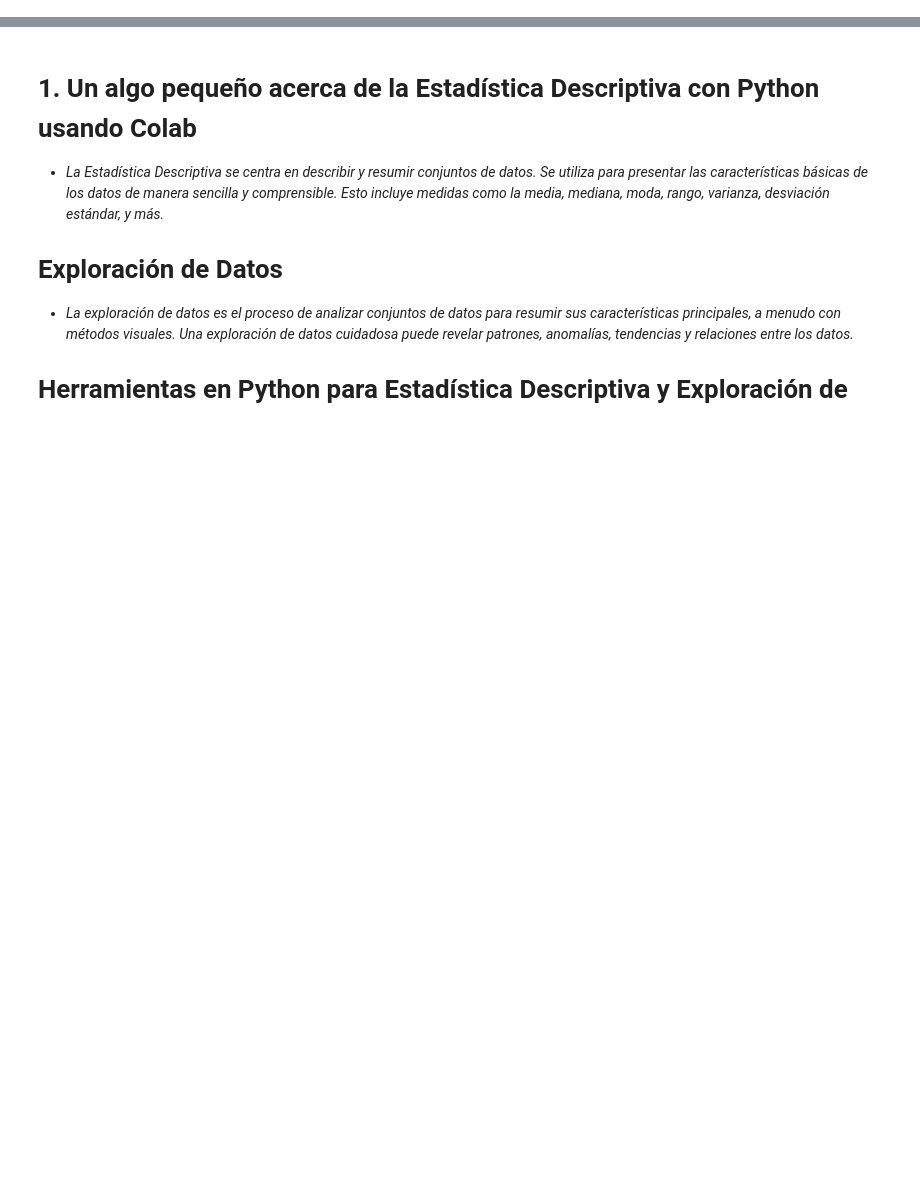
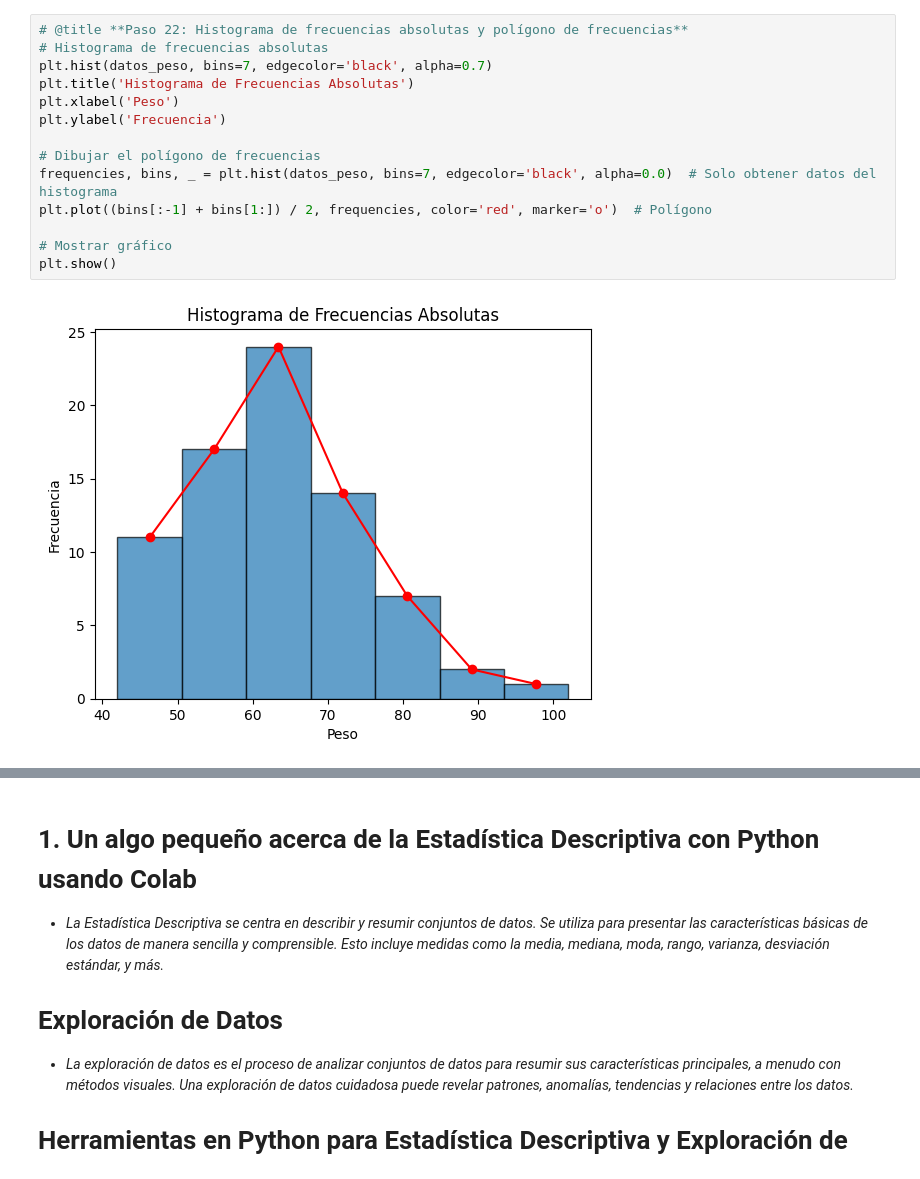
Before and after one commit to JSEFERINO/Curso_Estadistica, a Jupyter notebook: 2_P_y_R_Julio_Hurtado.ipynb, the cells around one changed output, grey strips where cells are left out. Drawn from its saved outputs; the diff is of its cells as text; blank space fills up the shorter version.

```diff
--- a/2_P_y_R_Julio_Hurtado.ipynb
+++ b/2_P_y_R_Julio_Hurtado.ipynb
@@ -7,0 +379,16 @@
+# %%
+# @title **Paso 22: Histograma de frecuencias absolutas y polígono de frecuencias**
+# Histograma de frecuencias absolutas
+plt.hist(datos_peso, bins=7, edgecolor='black', alpha=0.7)
+plt.title('Histograma de Frecuencias Absolutas')
+plt.xlabel('Peso')
+plt.ylabel('Frecuencia')
+
+# Dibujar el polígono de frecuencias
+frequencies, bins, _ = plt.hist(datos_peso, bins=7, edgecolor='black', alpha=0.0)  # Solo obtener datos del histograma
+plt.plot((bins[:-1] + bins[1:]) / 2, frequencies, color='red', marker='o')  # Polígono
+
+# Mostrar gráfico
+plt.show()
+# %% [output]
+[figure, added]
```
Also changed, not shown: parts of 56 cells of this notebook.
